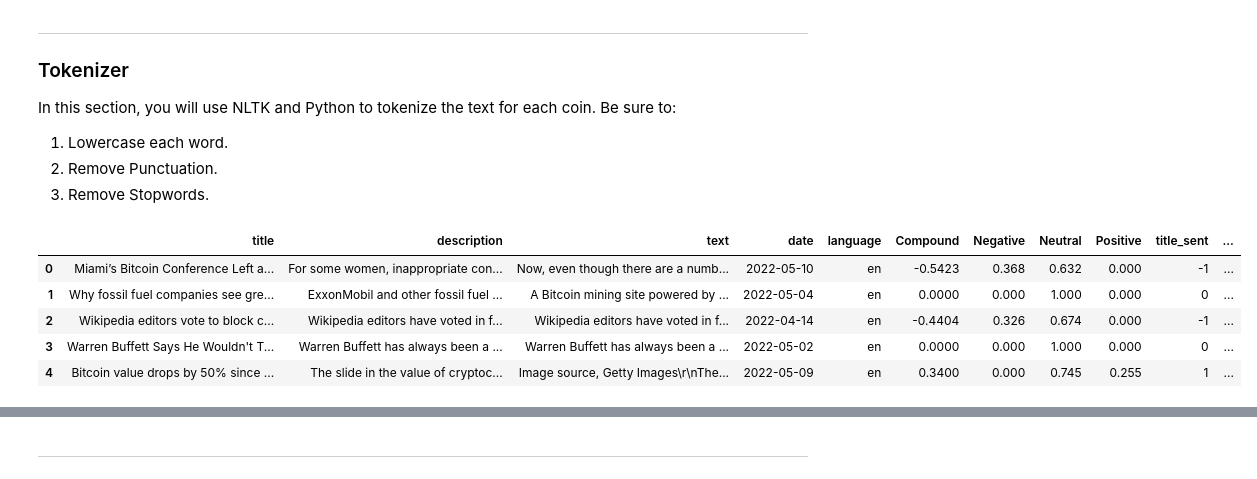
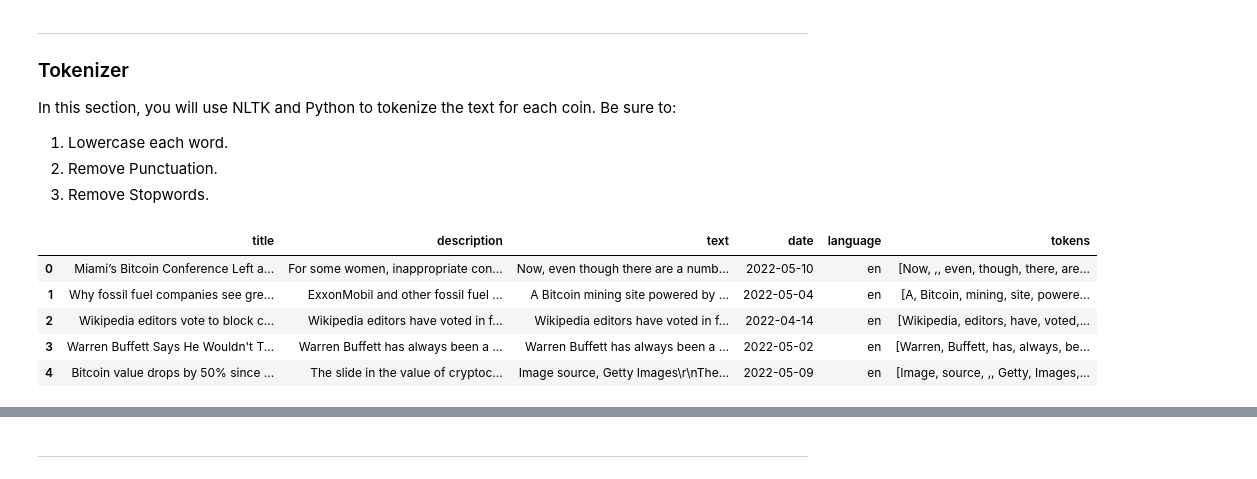
Before and after one commit to SamRoberts995/NaturalLanguageProcessing, a Jupyter notebook: Starter_Code/crypto_sentiment.ipynb, the cells around one changed output, grey strips where cells are left out. Saved outputs shown, nothing was run; the diff lists cells and outputs as text; code cells hidden in the pictures.

```diff
--- a/Starter_Code/crypto_sentiment.ipynb
+++ b/Starter_Code/crypto_sentiment.ipynb
@@ -285,14 +215,14 @@ def tokenizer(doc):
     return tokens
 # %%
 # Create a new tokens column for Bitcoin
-btc_news_en_df['tokens'] = btc_news_en_df['text'].apply(word_tokenize)
-btc_news_en_df.head()
+btc_en_df['tokens'] = btc_en_df['text'].apply(word_tokenize)
+btc_en_df.head()
 # %% [output]
-|  | title | description | text | date | language | Compound | Negative | Neutral | Positive | title_sent | ... |
-| 0 | Miami’s Bitcoin Conference Left a... | For some women, inappropriate con... | Now, even though there are a numb... | 2022-05-10 | en | -0.5423 | 0.368 | 0.632 | 0.000 | -1 | ... |
-| 1 | Why fossil fuel companies see gre... | ExxonMobil and other fossil fuel ... | A Bitcoin mining site powered by ... | 2022-05-04 | en | 0.0000 | 0.000 | 1.000 | 0.000 | 0 | ... |
-| 2 | Wikipedia editors vote to block c... | Wikipedia editors have voted in f... | Wikipedia editors have voted in f... | 2022-04-14 | en | -0.4404 | 0.326 | 0.674 | 0.000 | -1 | ... |
-| 3 | Warren Buffett Says He Wouldn't T... | Warren Buffett has always been a ... | Warren Buffett has always been a ... | 2022-05-02 | en | 0.0000 | 0.000 | 1.000 | 0.000 | 0 | ... |
-| 4 | Bitcoin value drops by 50% since ... | The slide in the value of cryptoc... | Image source, Getty Images\r\nThe... | 2022-05-09 | en | 0.3400 | 0.000 | 0.745 | 0.255 | 1 | ... |
+|  | title | description | text | date | language | tokens |
+| 0 | Miami’s Bitcoin Conference Left a... | For some women, inappropriate con... | Now, even though there are a numb... | 2022-05-10 | en | [Now, ,, even, though, there, are... |
+| 1 | Why fossil fuel companies see gre... | ExxonMobil and other fossil fuel ... | A Bitcoin mining site powered by ... | 2022-05-04 | en | [A, Bitcoin, mining, site, powere... |
+| 2 | Wikipedia editors vote to block c... | Wikipedia editors have voted in f... | Wikipedia editors have voted in f... | 2022-04-14 | en | [Wikipedia, editors, have, voted,... |
+| 3 | Warren Buffett Says He Wouldn't T... | Warren Buffett has always been a ... | Warren Buffett has always been a ... | 2022-05-02 | en | [Warren, Buffett, has, always, be... |
+| 4 | Bitcoin value drops by 50% since ... | The slide in the value of cryptoc... | Image source, Getty Images\r\nThe... | 2022-05-09 | en | [Image, source, ,, Getty, Images,... |
 # %%
 # Create a new tokens column for Ethereum
```
Also changed, not shown: parts of 16 cells of this notebook.
